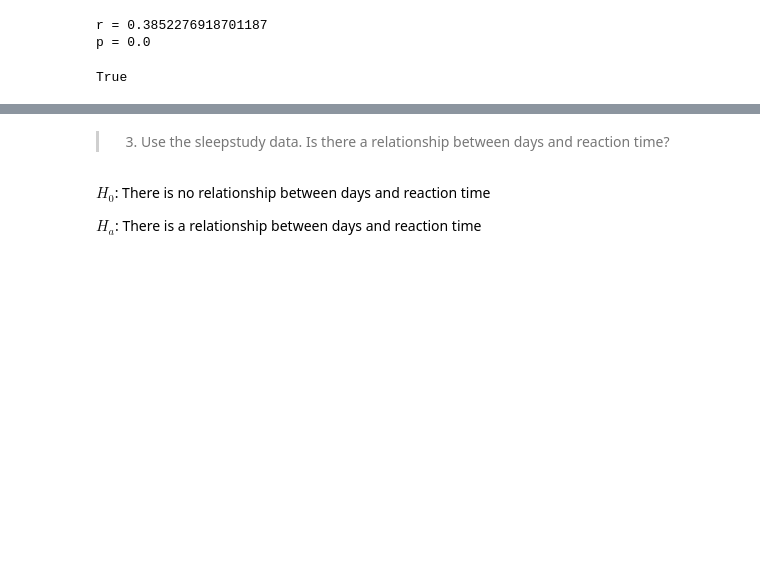
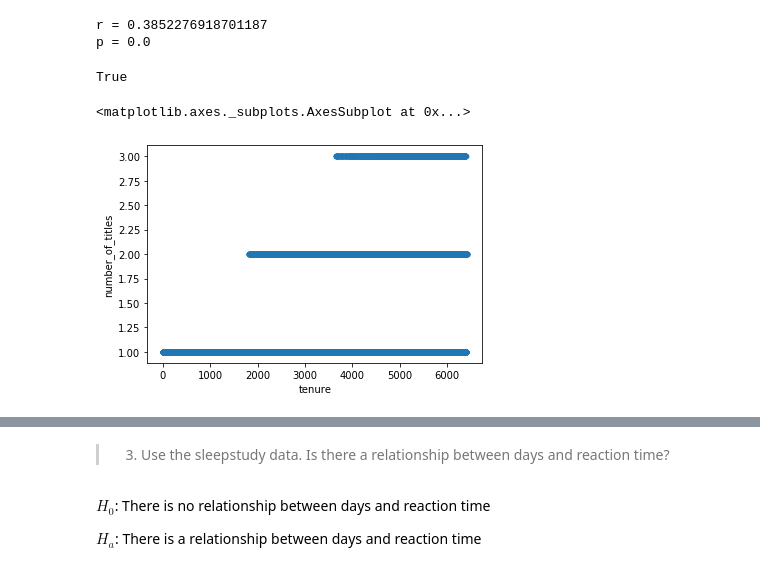
Before and after one commit to aleclhartman/statistics-exercises, a Jupyter notebook: hypothesis_testing.ipynb, the cells around one changed output, grey strips where cells are left out. Cells and saved outputs as stored; diff of their text form; code cells hidden in the pictures; blank space fills up the shorter version.

```diff
--- a/hypothesis_testing.ipynb
+++ b/hypothesis_testing.ipynb
@@ -1001,6 +1203,11 @@ p = 0.0
 p < alpha
 # %% [output]
 True
+# %%
+unique_employee_titles.plot.scatter("tenure", "number_of_titles")
+# %% [output]
+<matplotlib.axes._subplots.AxesSubplot at 0x...>
+[figure, added]
 # %%
 print(f"""Because p ({p}) < alpha ({alpha}), we reject the null hypothesis that there is no relationship between how long an
 employee has been with the company and the number of titles they have held.""")
```
Also changed, not shown: parts of 38 cells of this notebook.
